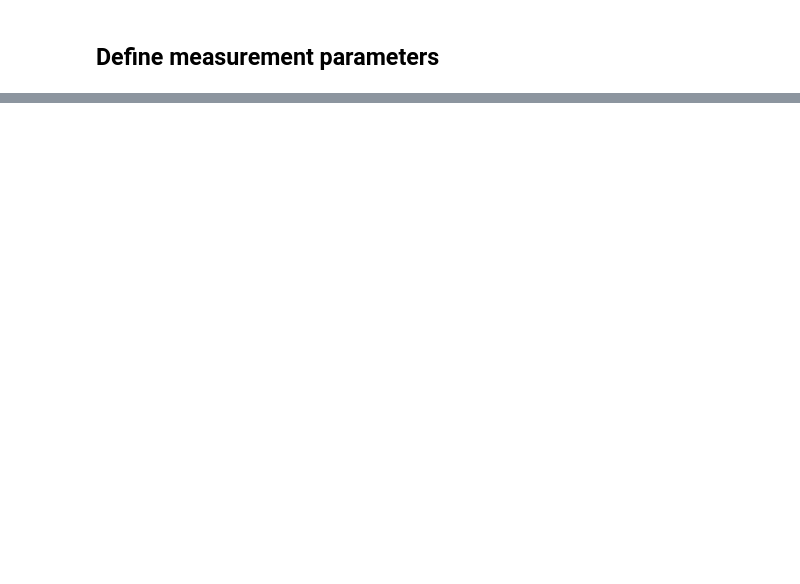
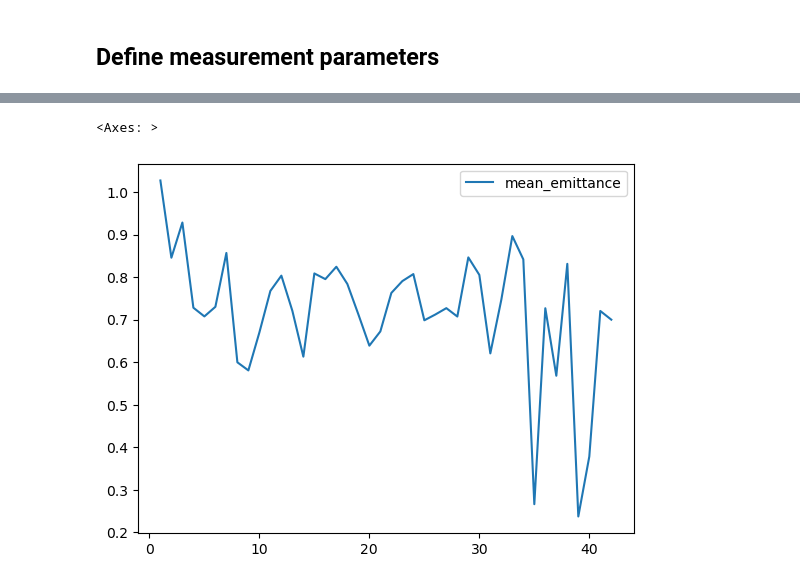
Before and after one commit to t-bz/SLAC_Xopt, a Jupyter notebook: lcls_ii/emittance/exploration/run_exploration.ipynb, the cells around one changed output, grey strips where cells are left out. Saved outputs shown, nothing was run; the diff lists cells and outputs as text; code cells hidden in the pictures; blank space fills up the shorter version.

```diff
--- a/lcls_ii/emittance/exploration/run_exploration.ipynb
+++ b/lcls_ii/emittance/exploration/run_exploration.ipynb
@@ -40,3 +32,16 @@ else:
+# %%
+MEASURE_BACKGROUND = False
+BACKGROUND_FILE = f"{data_dir}/{SCREEN_NAME}_background.npy".replace(":","_")
+
+if MEASURE_BACKGROUND:
+    measure_background(SCREEN_NAME)
+
+import pandas as pd
+MEASUREMENT_OPTIONS["background"] = BACKGROUND_FILE
+MEASUREMENT_OPTIONS["n_shots"] = 3
+MEASUREMENT_OPTIONS["visualize"] = False
+MEASUREMENT_OPTIONS["save_img_location"] = run_dir
+#MEASUREMENT_OPTIONS["roi"] = pd.Series([600,625,700,700])
 # %%
 # verify background image
 import numpy as np
@@ -109,19 +137,25 @@ def eval_emittance(inputs: dict):
 # %%
 from xopt.evaluator import Evaluator
-from xopt.generators import BayesianExplorationGenerator
+from xopt.generators import UpperConfidenceBoundGenerator
 from xopt import Xopt
 
 vocs = VOCS(
         variables = {ele: VARIABLE_RANGES[ele] for ele in EXPLORATION_VARIABLES},
         constants = MEASUREMENT_OPTIONS,
-        observables = ["x_emittance_median"],
+        objectives = {"mean_emittance":"MINIMIZE"},
     )
 
 evaluator = Evaluator(function=eval_emittance)
-generator = BayesianExplorationGenerator(vocs=vocs)
+generator = UpperConfidenceBoundGenerator(vocs=vocs)
+generator.max_travel_distances = [0.2] * 6
+generator.numerical_optimizer.n_raw_samples = 128
+generator.numerical_optimizer.n_restarts = 128
+
+generator.model_constructor.use_low_noise_prior = False
 
 # reset SCAN_NUMBER
 SCAN_NUMBER = 0
 
-X = Xopt(vocs=vocs, generator=generator, evaluator=evaluator)
+X = Xopt(vocs=vocs, generator=generator, evaluator=evaluator)#, data=data)
+X.options.dump_file = f"{run_dir}/optimize_emittance.yml"
 X
@@ -132,5 +179,0 @@ X.evaluate_data(initial_points)
-# %%
-## run exploration
-n_steps = 10
-for i in range(n_steps):
-    X.step()
@@ -136,0 +273,2 @@ for i in range(n_steps):
+# %%
+X.generator.max_travel_distances = [0.5, 0.5, 0.5, 0.5, 0.5, 0.5]
@@ -136,0 +316,5 @@ for i in range(n_steps):
+# %%
+X.data.plot(y="mean_emittance")
+# %% [output]
+<Axes: >
+[figure, added]
```
Also changed, not shown: parts of 26 cells of this notebook, 12 other files.
